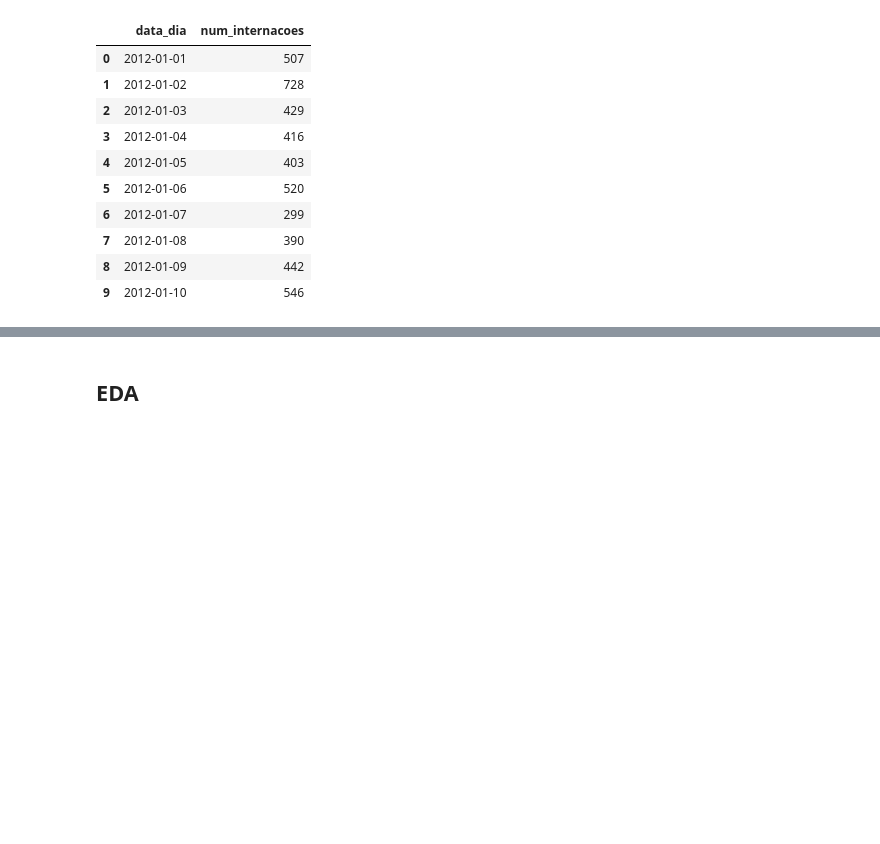
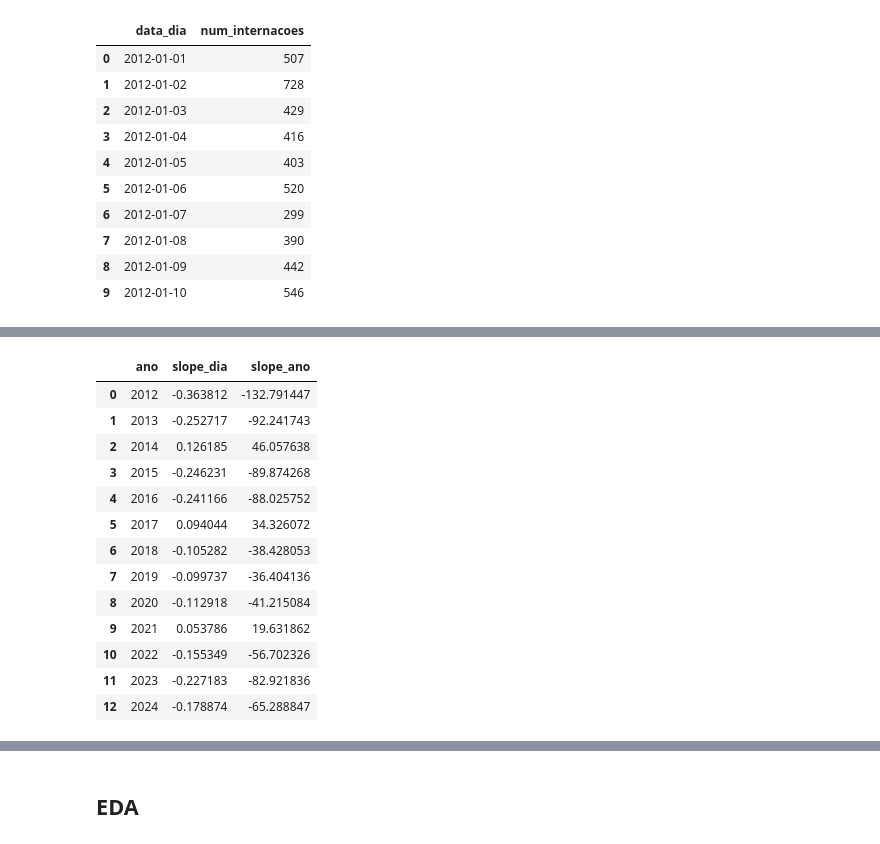
Before and after one commit to AILAB-CEFET-RJ/qualiar, a Jupyter notebook: notebooks/Analise-Exploratoria/Internacoes-RJ/internacoes_rj.ipynb, the cells around one changed output, grey strips where cells are left out. Drawn from its saved outputs; the diff is of its cells as text; code cells hidden in the pictures; blank space fills up the shorter version.

```diff
--- a/notebooks/Analise-Exploratoria/Internacoes-RJ/internacoes_rj.ipynb
+++ b/notebooks/Analise-Exploratoria/Internacoes-RJ/internacoes_rj.ipynb
@@ -831,0 +787,42 @@ Top períodos (dias) pelo periodograma:
+# %%
+def slope_tendencia_por_ano(df, date_col="data_dia", value_col="num_internacoes", period=365):
+    s = df.copy()
+    s[date_col] = pd.to_datetime(s[date_col])
+    s = s.set_index(date_col).asfreq("D")
+    y = s[value_col]
+
+    stl = STL(y, period=period, seasonal=13, trend=period+3 if (period+3)%2 else period+4, robust=True).fit()
+    trend = stl.trend
+    tmp = trend.to_frame("trend")
+    tmp["ano"] = tmp.index.year
+
+    # regressão simples trend ~ t em cada ano (slope/dia => *365 ≈ slope/ano)
+    out = []
+    for ano, g in tmp.groupby("ano"):
+        t = np.arange(len(g), dtype=float)
+        if len(g) < 30:  # ignora anos muito curtos
+            continue
+        # mínimos quadrados: slope = cov(t,y)/var(t)
+        yv = g["trend"].values
+        slope_day = np.cov(t, yv, ddof=0)[0,1] / np.var(t)
+        out.append({"ano": int(ano), "slope_dia": slope_day, "slope_ano": slope_day*365})
+    return pd.DataFrame(out).sort_values("ano")
+
+# Exemplo:
+slopes = slope_tendencia_por_ano(internacoes_rj)
+display(slopes)
+# %% [output]
+|  | ano | slope_dia | slope_ano |
+| 0 | 2012 | -0.363812 | -132.791447 |
+| 1 | 2013 | -0.252717 | -92.241743 |
+| 2 | 2014 | 0.126185 | 46.057638 |
+| 3 | 2015 | -0.246231 | -89.874268 |
+| 4 | 2016 | -0.241166 | -88.025752 |
+| 5 | 2017 | 0.094044 | 34.326072 |
+| 6 | 2018 | -0.105282 | -38.428053 |
+| 7 | 2019 | -0.099737 | -36.404136 |
+| 8 | 2020 | -0.112918 | -41.215084 |
+| 9 | 2021 | 0.053786 | 19.631862 |
+| 10 | 2022 | -0.155349 | -56.702326 |
+| 11 | 2023 | -0.227183 | -82.921836 |
+| 12 | 2024 | -0.178874 | -65.288847 |
```
Also changed, not shown: parts of 16 cells of this notebook, 2 other files.
